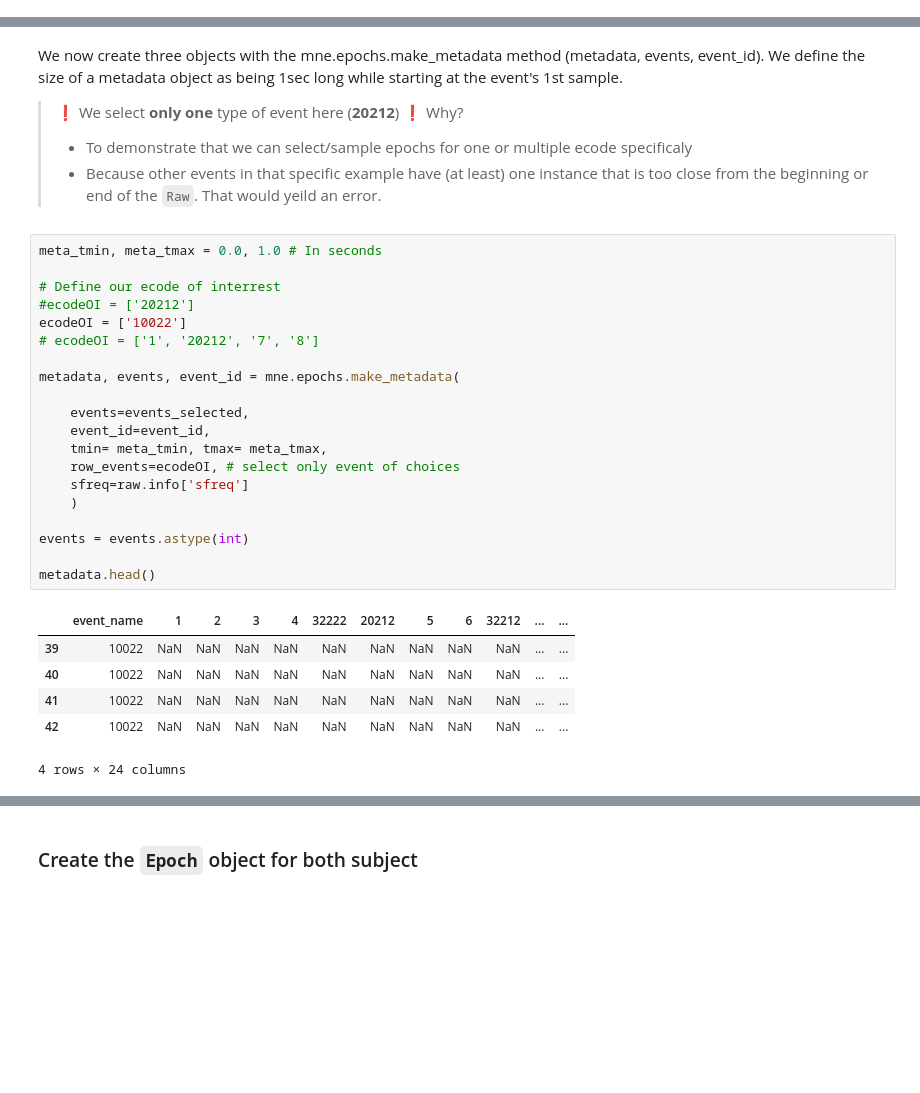
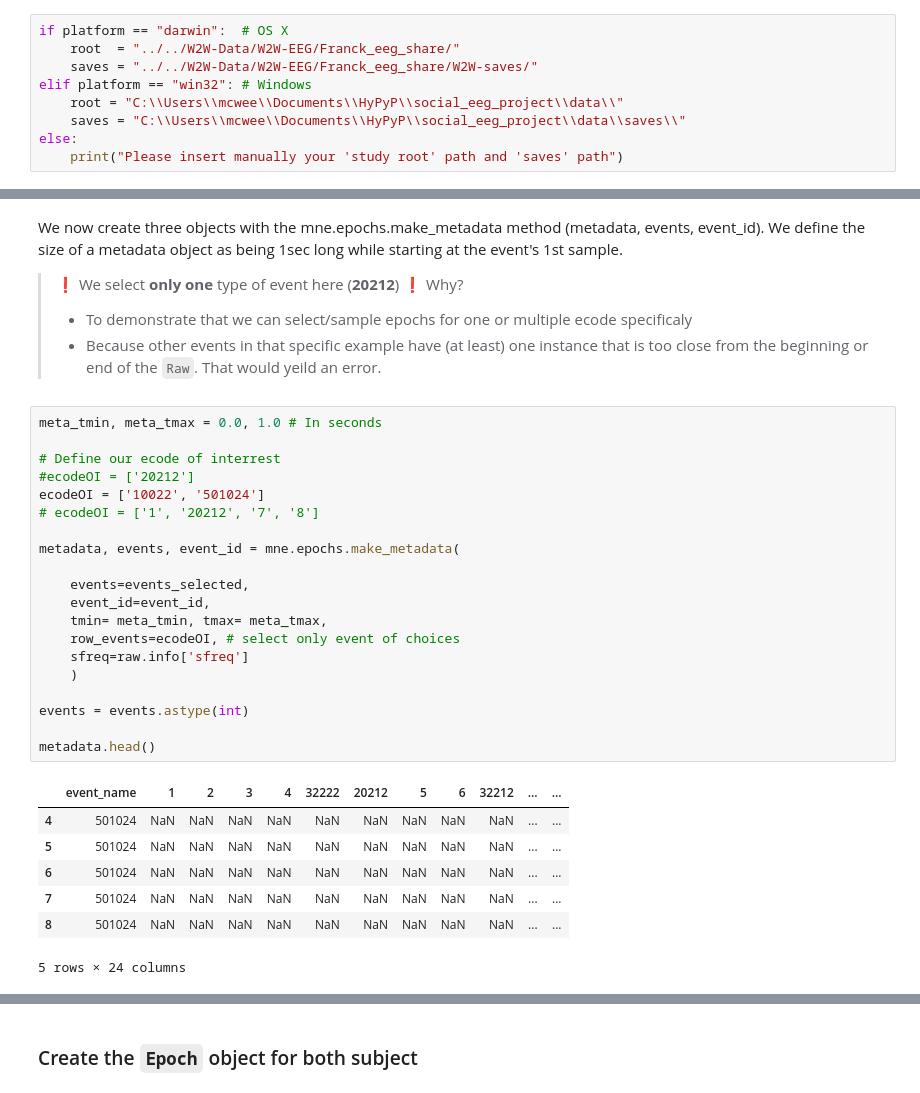
Before and after one commit to FranckPrts/Use-custom-events-in-MNE, a Jupyter notebook: add_events_metadata_method_nosplit.ipynb, the cells around one changed output, grey strips where cells are left out. Drawn from its saved outputs; the diff is of its cells as text; blank space fills up the shorter version.

```diff
--- a/add_events_metadata_method_nosplit.ipynb
+++ b/add_events_metadata_method_nosplit.ipynb
@@ -44,0 +47,9 @@ import matplotlib.pyplot as plt
+# %%
+if platform == "darwin":  # OS X
+    root  = "../../W2W-Data/W2W-EEG/Franck_eeg_share/"
+    saves = "../../W2W-Data/W2W-EEG/Franck_eeg_share/W2W-saves/"
+elif platform == "win32": # Windows
+    root = "C:\\Users\\mcwee\\Documents\\HyPyP\\social_eeg_project\\data\\"
+    saves = "C:\\Users\\mcwee\\Documents\\HyPyP\\social_eeg_project\\data\\saves\\"
+else:
+    print("Please insert manually your 'study root' path and 'saves' path")
@@ -428,30 +436,31 @@ We now create three objects with the mne.epochs.make_metadata method (metadata,
 # %%
 meta_tmin, meta_tmax = 0.0, 1.0 # In seconds
 
 # Define our ecode of interrest
 #ecodeOI = ['20212']
-ecodeOI = ['10022']
+ecodeOI = ['10022', '501024']
 # ecodeOI = ['1', '20212', '7', '8']
 
 metadata, events, event_id = mne.epochs.make_metadata(
 
     events=events_selected,
     event_id=event_id,
     tmin= meta_tmin, tmax= meta_tmax,
     row_events=ecodeOI, # select only event of choices
     sfreq=raw.info['sfreq']
     )
 
 events = events.astype(int)
 
 metadata.head()
 # %% [output]
 |  | event_name | 1 | 2 | 3 | 4 | 32222 | 20212 | 5 | 6 | 32212 | ... | ... |
-| 39 | 10022 | NaN | NaN | NaN | NaN | NaN | NaN | NaN | NaN | NaN | ... | ... |
-| 40 | 10022 | NaN | NaN | NaN | NaN | NaN | NaN | NaN | NaN | NaN | ... | ... |
-| 41 | 10022 | NaN | NaN | NaN | NaN | NaN | NaN | NaN | NaN | NaN | ... | ... |
-| 42 | 10022 | NaN | NaN | NaN | NaN | NaN | NaN | NaN | NaN | NaN | ... | ... |
+| 4 | 501024 | NaN | NaN | NaN | NaN | NaN | NaN | NaN | NaN | NaN | ... | ... |
+| 5 | 501024 | NaN | NaN | NaN | NaN | NaN | NaN | NaN | NaN | NaN | ... | ... |
+| 6 | 501024 | NaN | NaN | NaN | NaN | NaN | NaN | NaN | NaN | NaN | ... | ... |
+| 7 | 501024 | NaN | NaN | NaN | NaN | NaN | NaN | NaN | NaN | NaN | ... | ... |
+| 8 | 501024 | NaN | NaN | NaN | NaN | NaN | NaN | NaN | NaN | NaN | ... | ... |
-4 rows × 24 columns
+5 rows × 24 columns
 # %%
 event_plot = mne.viz.plot_events(
     events, raw.info['sfreq'],
```
Also changed, not shown: parts of 16 cells of this notebook.
